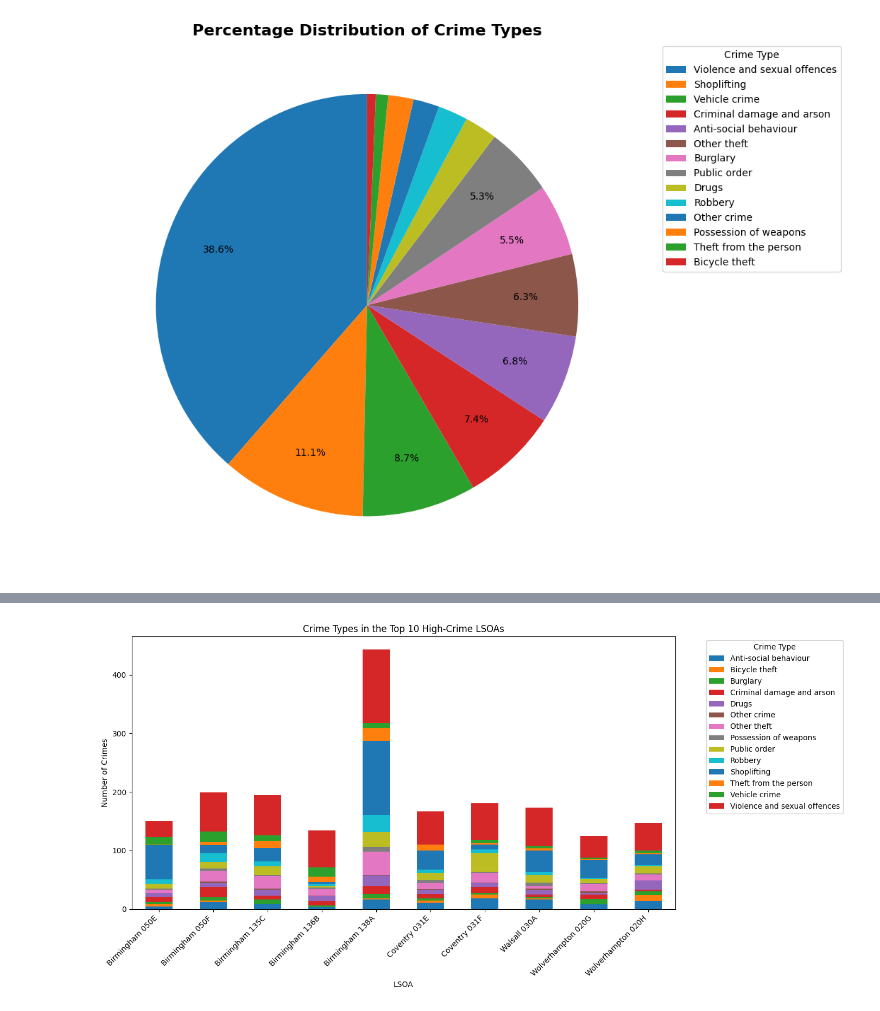
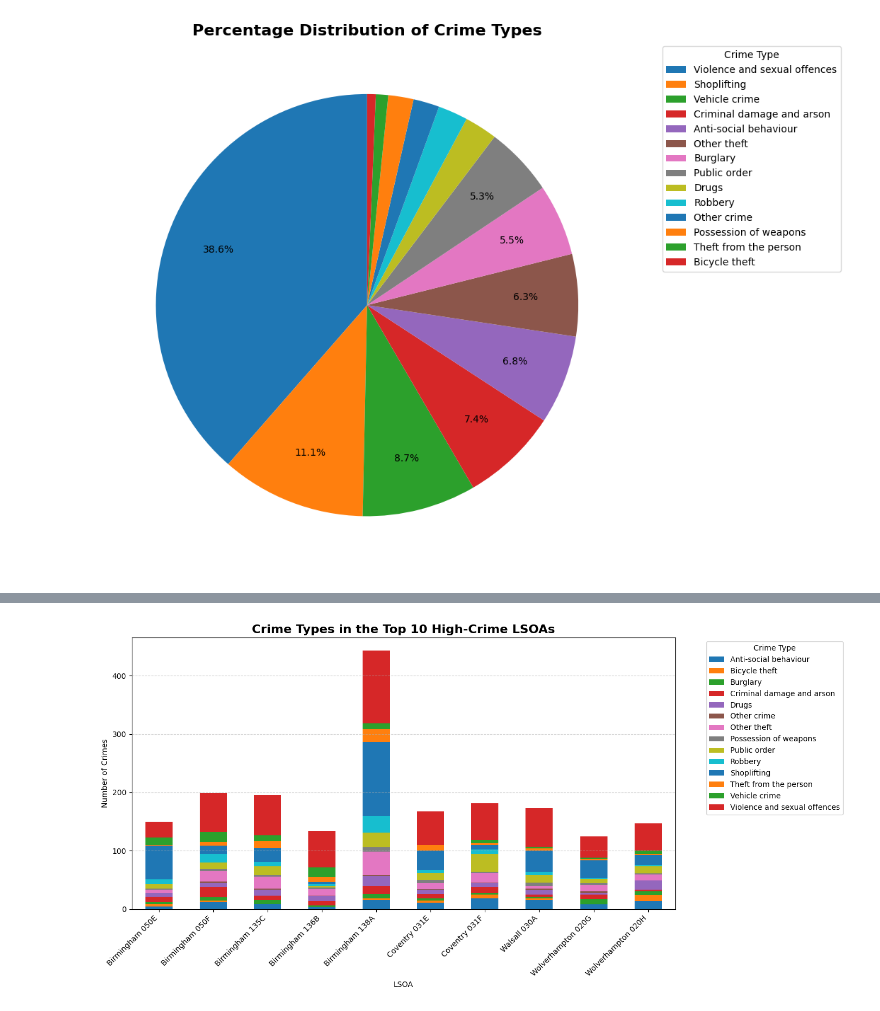
Before and after one commit to samuelkimaru2006-png/DSA-1080-project, a Jupyter notebook: notebooks/analysis.ipynb, the cells around one changed output, grey strips where cells are left out. Saved outputs shown, nothing was run; the diff lists cells and outputs as text; code cells hidden in the pictures.

```diff
--- a/notebooks/analysis.ipynb
+++ b/notebooks/analysis.ipynb
@@ -330,29 +444,58 @@ pd.crosstab(df["Crime_Type"], df["Last_Outcome_Category"])
 # %%
 # Analysis Question 9: Which crime types are most common in the top 10 high-crime neighbourhoods (LSOAs)?
-# Find the top 10 LSOAs with the most crimes
+
+# Find the top 10 LSOAs with the highest number of crimes
 top_lsoa = df["LSOA_Name"].value_counts().head(10).index
 
-# Filter the dataset to only those LSOAs
+# Filter the dataset to include only the top 10 LSOAs
 top_lsoa_df = df[df["LSOA_Name"].isin(top_lsoa)]
 
-# Count crime types within those LSOAs
-crime_lsoa = pd.crosstab(top_lsoa_df["LSOA_Name"], top_lsoa_df["Crime_Type"])
+# Create a cross-tabulation of LSOAs and Crime Types
+crime_lsoa = pd.crosstab(
+    top_lsoa_df["LSOA_Name"],
+    top_lsoa_df["Crime_Type"]
+)
 
+# Display the table
 crime_lsoa
-crime_lsoa.plot(kind="bar", stacked=True, figsize=(14,7))
 
-plt.title("Crime Types in the Top 10 High-Crime LSOAs")
+# Visualization
+
+import matplotlib.pyplot as plt
+
+crime_lsoa.plot(
+    kind="bar",
+    stacked=True,
+    figsize=(14,7)
+)
+
+plt.title(
+    "Crime Types in the Top 10 High-Crime LSOAs",
+    fontsize=16,
+    fontweight="bold"
+)
+
 plt.xlabel("LSOA")
 plt.ylabel("Number of Crimes")
+
 plt.xticks(rotation=45, ha="right")
 
 plt.legend(
     title="Crime Type",
     bbox_to_anchor=(1.05,1),
     loc="upper left"
 )
+
+plt.grid(axis="y", linestyle="--", alpha=0.5)
+
 plt.tight_layout()
 
+plt.savefig(
+    "../visuals/crime_types_top10_lsoas.png",
+    dpi=300,
+    bbox_inches="tight"
+)
+
 plt.show()
 # %% [output]
-[figure, old version]
+[figure, new version]
```
Also changed, not shown: parts of 10 cells of this notebook, 10 other files.
